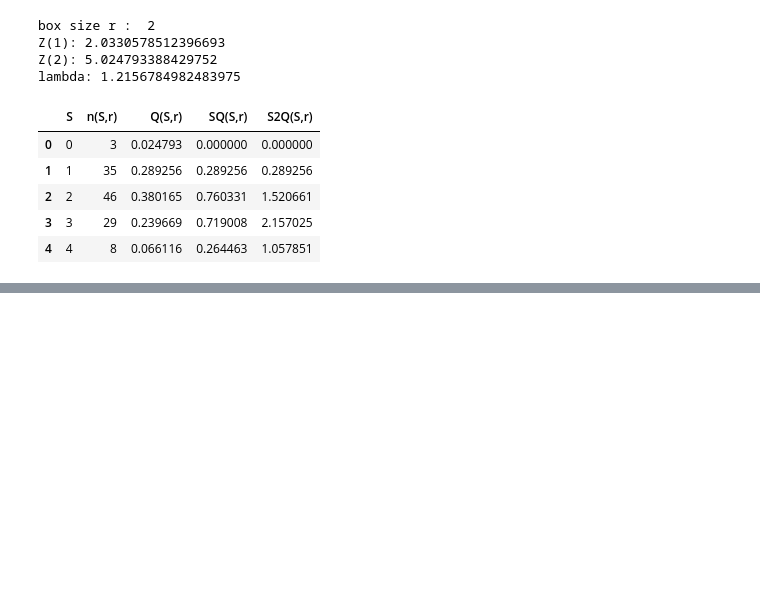
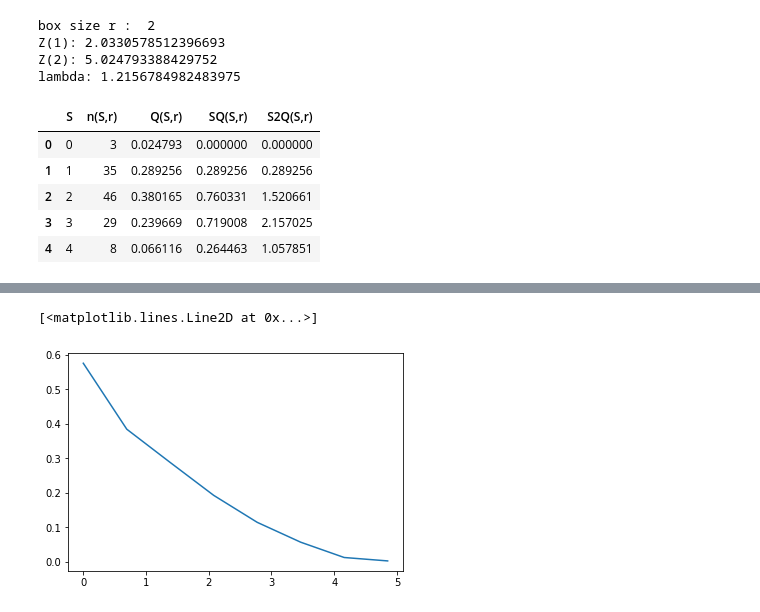
Before and after one commit to vaswin0/FracLac, a Jupyter notebook: lac_ind_paper.ipynb, the cells around one changed output, grey strips where cells are left out. Saved outputs shown, nothing was run; the diff lists cells and outputs as text; code cells hidden in the pictures; blank space fills up the shorter version.

```diff
--- a/lac_ind_paper.ipynb
+++ b/lac_ind_paper.ipynb
@@ -155,0 +193,27 @@ ax[1,1].imshow(RandHierarchFracGen(3, 216, [1,0.5,1]), cmap = 'gray')
+# %%
+def lacunarity(x):
+
+
+
+    box_size = [1,2,4,8,16,32,64,128]
+
+    LAMBDA = []
+
+    for box in box_size:
+
+        count, edge= np.histogram(np.ravel(conv2d(x, np.ones((box, box)), mode = 'valid')), bins = [i for i in range(0, (box**2) + 2)])
+        q = count/(x.shape[0] - box + 1)**2
+        s = np.array([i for i in range(0,box**2 + 1)])
+        lam_bda =  sum((s**2)*q)/(sum(q*s))**2
+
+        LAMBDA.append(lam_bda)
+
+
+
+
+    return LAMBDA
+# %%
+plt.plot(np.log([1,2,4,8,16,32,64,128]), np.log(lacunarity(RandHierarchFracGen(3, 216, [0.806, 0.806,0.806]))))
+# %% [output]
+[<matplotlib.lines.Line2D at 0x...>]
+[figure, added]
```
Also changed, not shown: parts of 16 cells of this notebook.
